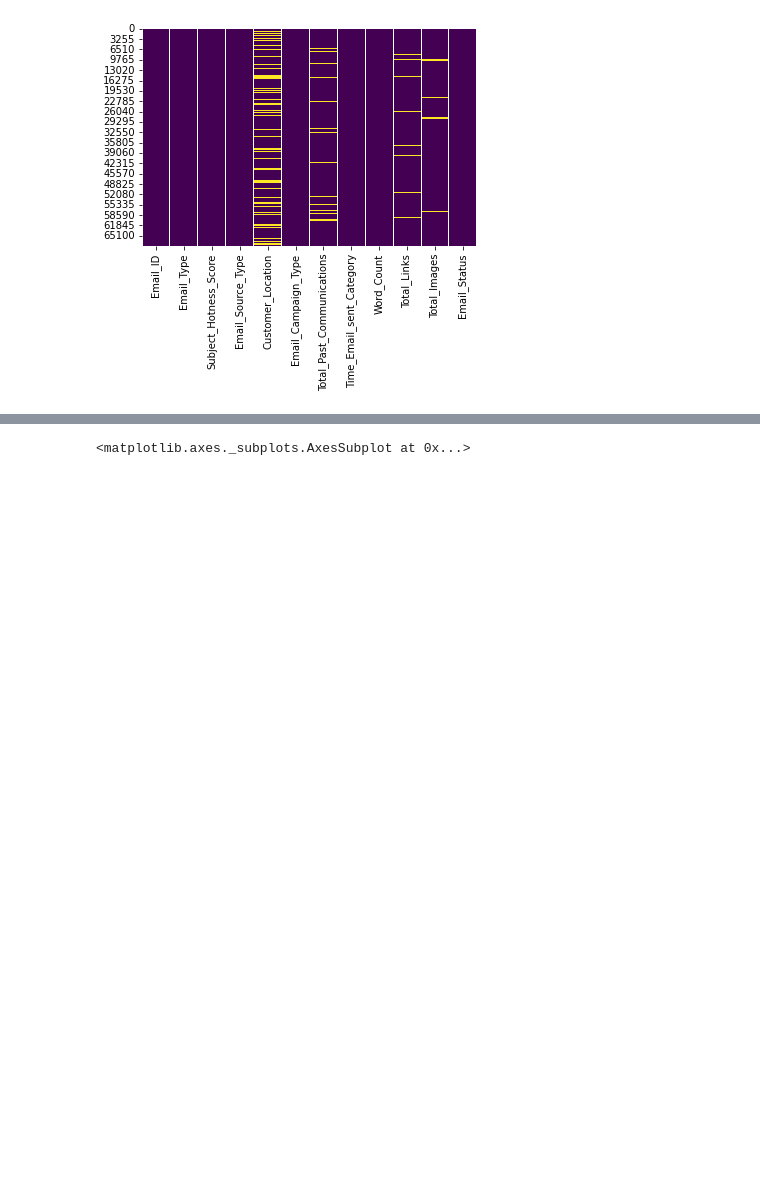
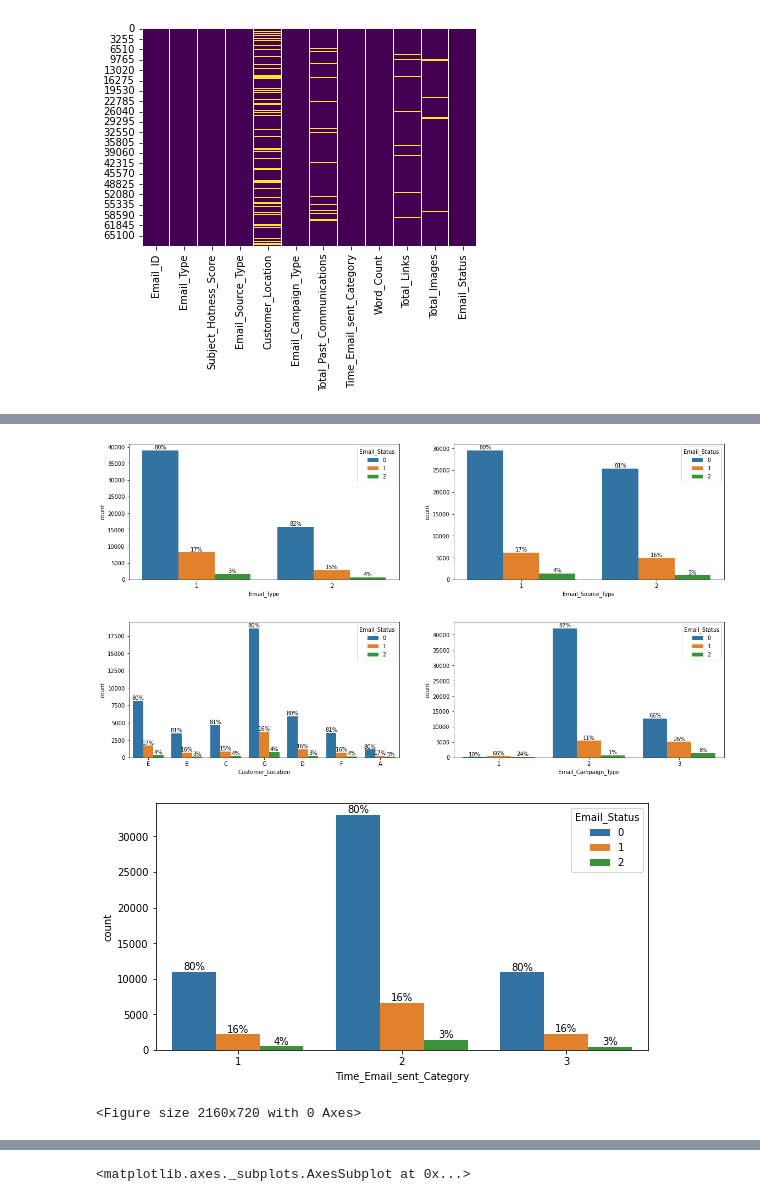
Before and after one commit to Akramkhan01/Email-Campaign-Effectiveness-Prediction-Capstone-Project, a Jupyter notebook: Email_Campaign_Effectiveness_Prediction.ipynb, the cells around one changed output, grey strips where cells are left out. Cells and saved outputs as stored; diff of their text form; code cells hidden in the pictures; blank space fills up the shorter version.

```diff
--- a/Email_Campaign_Effectiveness_Prediction.ipynb
+++ b/Email_Campaign_Effectiveness_Prediction.ipynb
@@ -170,0 +217,48 @@ email_data.describe()
+# %%
+# Dropping Email_ID column
+ds_cat.drop('Email_ID',axis=1,inplace=True)
+# %%
+def barPerc(df,xVar,ax):
+    ''' barPerc(): Add percentage for hues to bar plots
+    args:
+        df: pandas dataframe
+        xVar: (string) X variable
+        ax: Axes object (for Seaborn Countplot)
+    '''
+    # 1. how many X categories
+    ##   check for NaN and remove
+    numX=len([x for x in df[xVar].unique() if x==x])
+    # 2. The bars are created in hue order, organize them
+    bars = ax.patches
+    ## 2a. For each X variable
+    for ind in range(numX):
+        ## 2b. Get every hue bar
+        ##     ex. 7 X categories, 3 hues =>
+        ##    [0, 8, 16] are hue bars for 1st X category
+        hueBars=bars[ind:][::numX]
+        ## 2c. Get the total height (for percentages)
+        total = sum([x.get_height() for x in hueBars])
+        # 3. Print the percentage on the bars
+        for bar in hueBars:
+            ax.text(bar.get_x() + bar.get_width()/2.,
+                    bar.get_height(),
+                    f'{bar.get_height()/total:.0%}',
+                    ha="center",va="bottom")
+# %%
+ix = 1
+fig = plt.figure(figsize = (30,10))
+for c in list(ds_cat.columns):
+    if ix < 3:
+        if c != 'Email_Status':
+            ax1 = fig.add_subplot(2,3,ix)
+            sns.countplot(data = ds_cat, x=c,hue='Email_Status' ,ax = ax1)
+            barPerc(ds_cat,c,ax1)
+    ix = ix +1
+    if ix == 3:
+        fig = plt.figure(figsize = (30,10))
+        ix =1
+# %% [output]
+[figure, added]
+[figure, added]
+[figure, added]
+<Figure size 2160x720 with 0 Axes>
```
Also changed, not shown: parts of 48 cells of this notebook.
